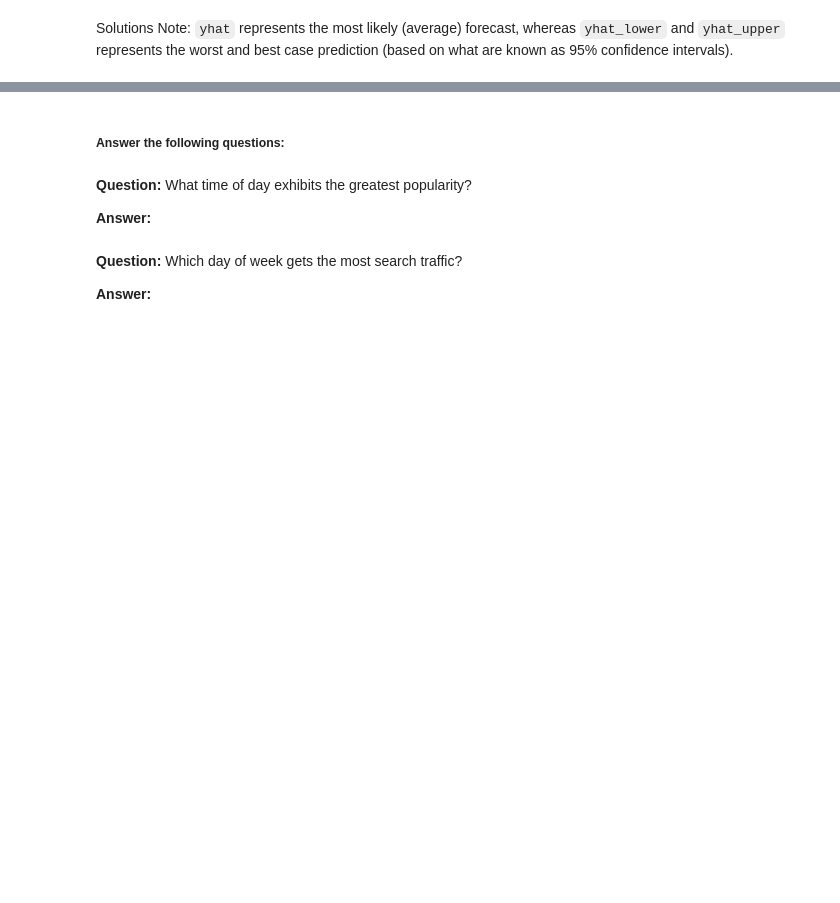
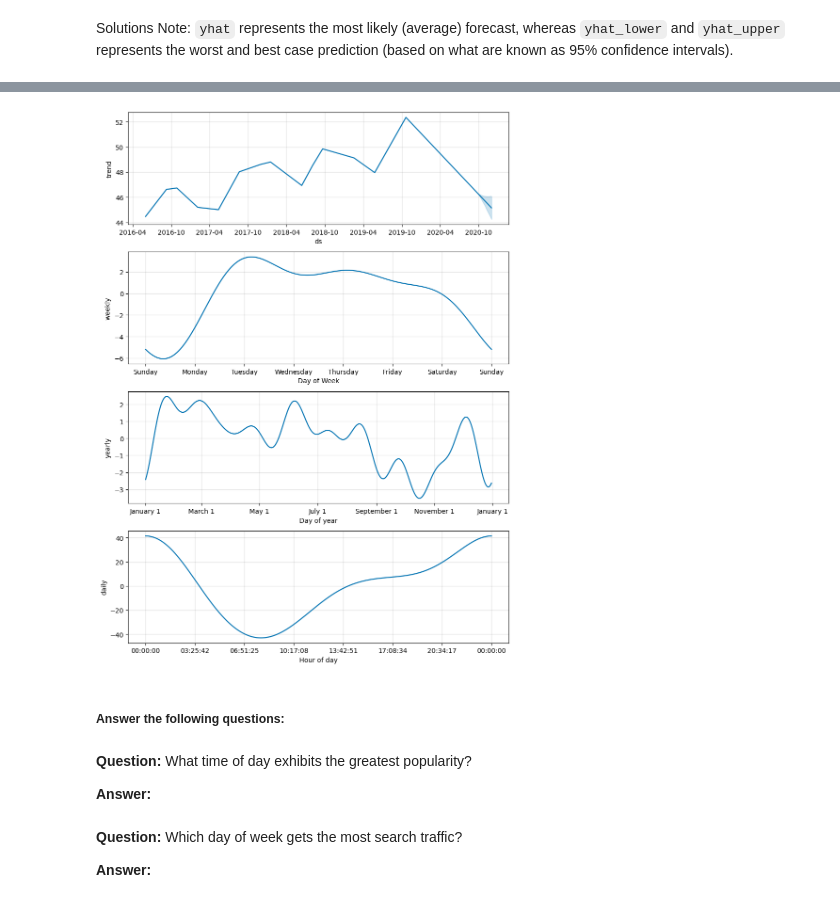
Before and after one commit to ncmoliver/Command_Line_Testing, a Jupyter notebook: forecasting_net_prophet.ipynb, the cells around one changed output, grey strips where cells are left out. Drawn from its saved outputs; the diff is of its cells as text; code cells hidden in the pictures; blank space fills up the shorter version.

```diff
--- a/forecasting_net_prophet.ipynb
+++ b/forecasting_net_prophet.ipynb
@@ -478,9 +520,12 @@ Solutions Note: `yhat` represents the most likely (average) forecast, whereas `y
 # %%
 # Reset the index in the forecast_mercado_trends DataFrame
-
+forecast_mercado_trends = forecast_mercado_trends.reset_index()
 
 # Use the plot_components function to visualize the forecast results
 # for the forecast_canada DataFrame
+figure2 = m.plot_components(forecast_mercado_trends)
+# %% [output]
+[figure, added]
 # %% [markdown]
 ##### Answer the following questions:
 # %% [markdown]
```
Also changed, not shown: parts of 13 cells of this notebook.
